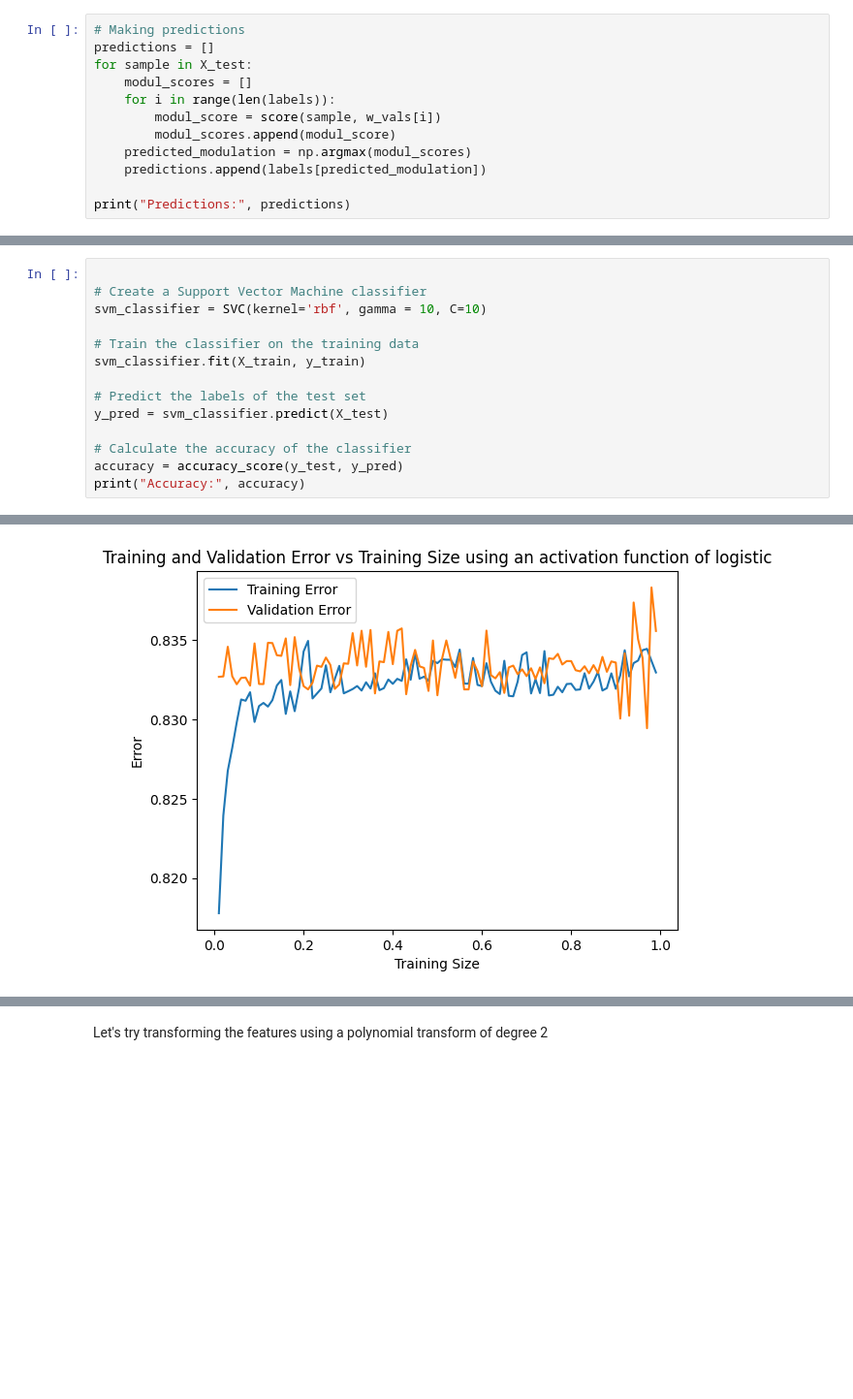
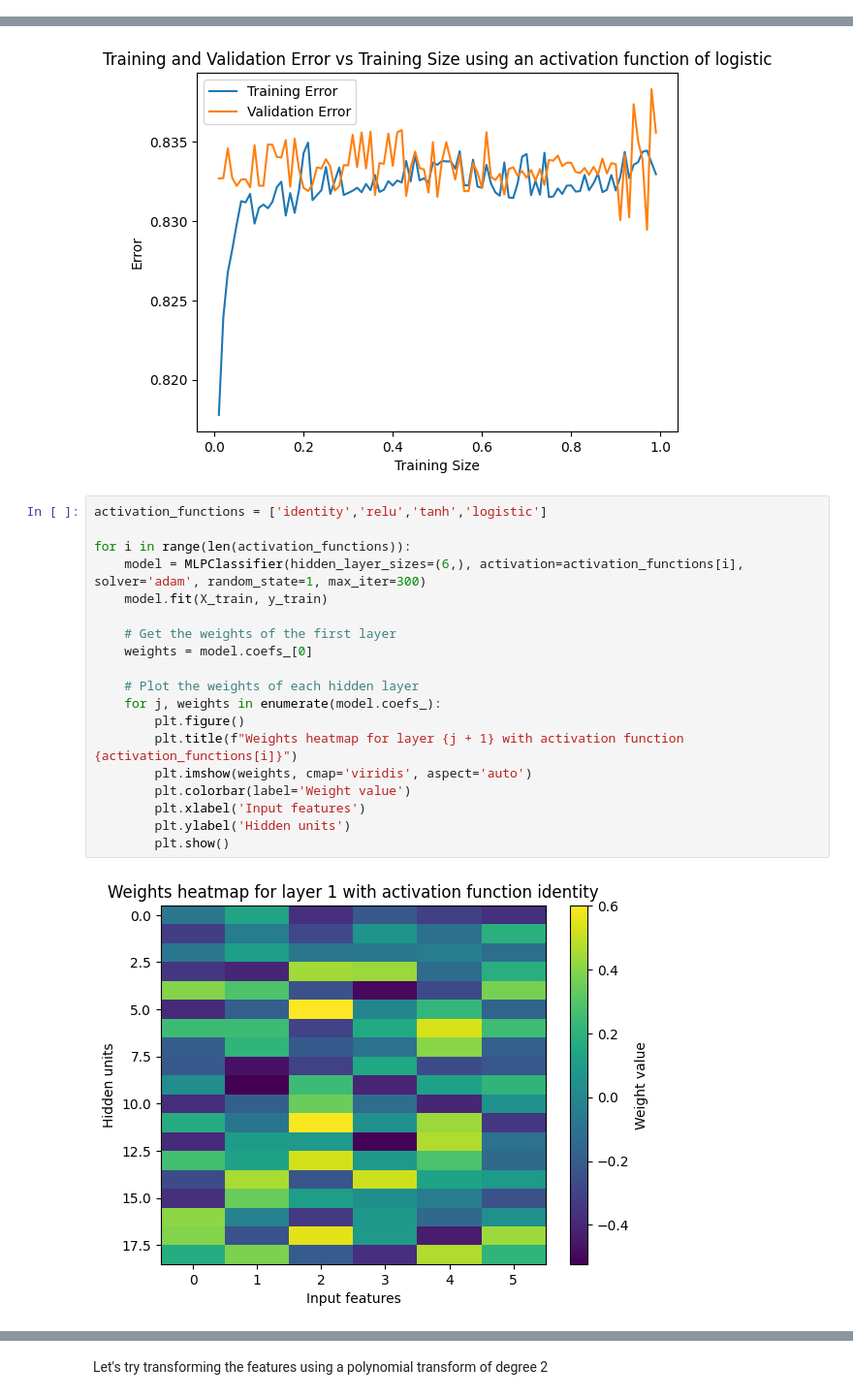
Before and after one commit to BeatrixEB/CS-UY4563.FinalProject, a Jupyter notebook: Machine_Learning_Project.ipynb, the cells around one changed output, grey strips where cells are left out. Shown at 97% size. Drawn from its saved outputs; the diff is of its cells as text; blank space fills up the shorter version.

```diff
--- a/Machine_Learning_Project.ipynb
+++ b/Machine_Learning_Project.ipynb
@@ -555,12 +420,0 @@ Let's make an array of predictions
-# %%
-# Making predictions
-predictions = []
-for sample in X_test:
-    modul_scores = []
-    for i in range(len(labels)):
-        modul_score = score(sample, w_vals[i])
-        modul_scores.append(modul_score)
-    predicted_modulation = np.argmax(modul_scores)
-    predictions.append(labels[predicted_modulation])
-
-print("Predictions:", predictions)
@@ -593,14 +420,0 @@ Let's try using scikit learn's built-in libraries for multi-class classification
-# %%
-
-# Create a Support Vector Machine classifier
-svm_classifier = SVC(kernel='rbf', gamma = 10, C=10)
-
-# Train the classifier on the training data
-svm_classifier.fit(X_train, y_train)
-
-# Predict the labels of the test set
-y_pred = svm_classifier.predict(X_test)
-
-# Calculate the accuracy of the classifier
-accuracy = accuracy_score(y_test, y_pred)
-print("Accuracy:", accuracy)
@@ -697,3 +614,24 @@ for i in range(len(activation_functions)):
 [figure]
 [figure]
 [figure]
+# %%
+activation_functions = ['identity','relu','tanh','logistic']
+
+for i in range(len(activation_functions)):
+    model = MLPClassifier(hidden_layer_sizes=(6,), activation=activation_functions[i], solver='adam', random_state=1, max_iter=300)
+    model.fit(X_train, y_train)
+
+    # Get the weights of the first layer
+    weights = model.coefs_[0]
+
+    # Plot the weights of each hidden layer
+    for j, weights in enumerate(model.coefs_):
+        plt.figure()
+        plt.title(f"Weights heatmap for layer {j + 1} with activation function {activation_functions[i]}")
+        plt.imshow(weights, cmap='viridis', aspect='auto')
+        plt.colorbar(label='Weight value')
+        plt.xlabel('Input features')
+        plt.ylabel('Hidden units')
+        plt.show()
+# %% [output]
+[figure, added]
```
Also changed, not shown: parts of 38 cells of this notebook.
